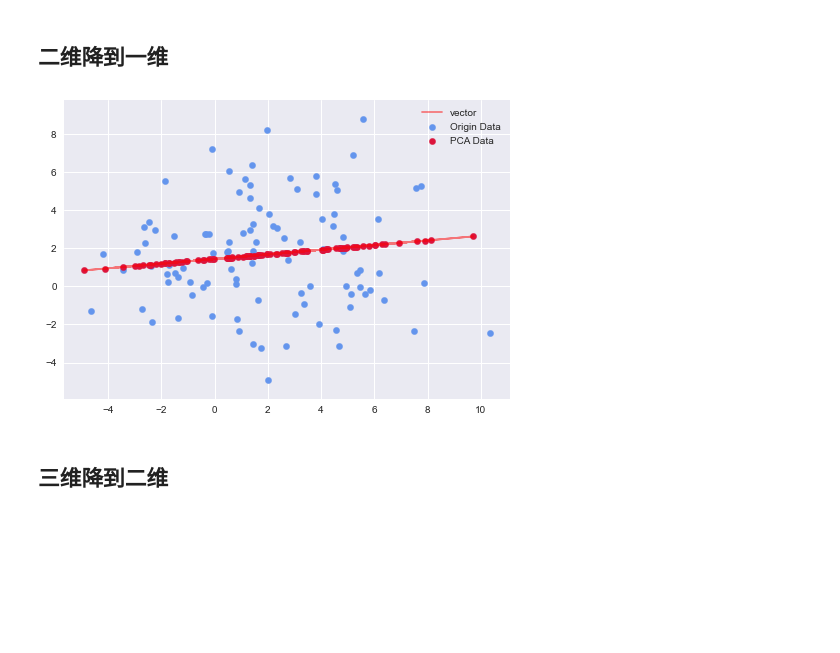
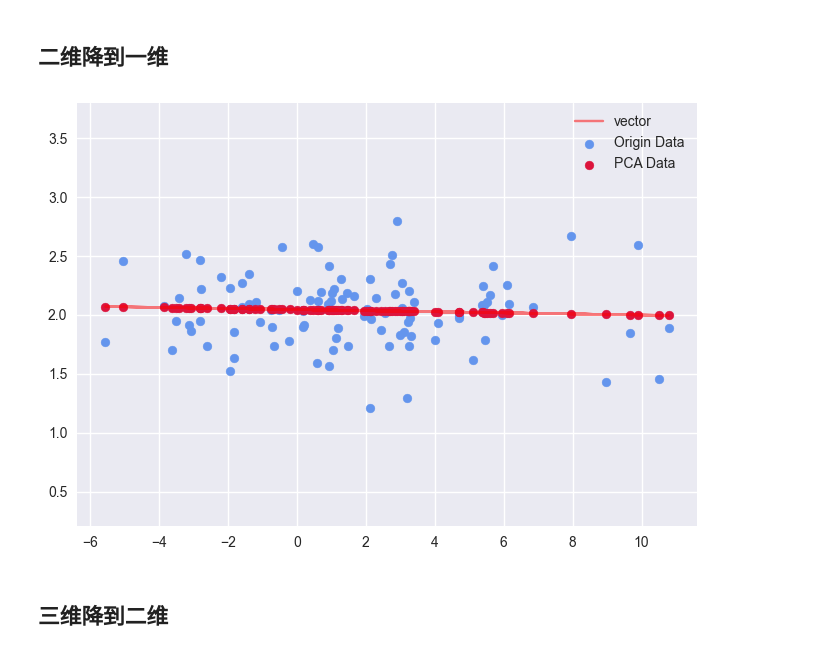
Before and after one commit to Linny-Y/HIT-Machine-Learning, a Jupyter notebook: 4-PCA/Code/main.ipynb, the cells around one changed output. Saved outputs shown, nothing was run; the diff lists cells and outputs as text; code cells hidden in the pictures; blank space fills up the shorter version.

```diff
--- a/4-PCA/Code/main.ipynb
+++ b/4-PCA/Code/main.ipynb
@@ -10,21 +10,21 @@ from utils import *
 ## 二维降到一维
 # %%
 mean = [2, 2]
-cov = [[10, 0], [0, 8]]
+cov = [[10, 0], [0, 0.1]]
 x = generate_data(mean, cov)  # 默认100个数据
 # print(x)
 x_pca = pca(x, 1)
 # print(x_pca)
 plt.style.use("seaborn")
 plt.plot(x_pca[:, 0], x_pca[:, 1], c="r", label="vector", alpha=0.5)
 plt.scatter(x[:, 0], x[:, 1], c = "cornflowerblue",s=40,label="Origin Data")
 plt.scatter(x_pca[:, 0], x_pca[:, 1], c = "crimson",s=40, label="PCA Data")
 plt.legend(loc="best")
 plt.ylim(np.min(x[:, 1]) - 1, np.max(x[:, 1]) + 1)
 plt.show()
 plt.style.use("default")
 # %% [output]
-[figure, old version]
+[figure, new version]
 # %% [markdown]
 ## 三维降到二维
 # %%
```
Also changed, not shown: parts of 2 cells of this notebook, 1 other file.
